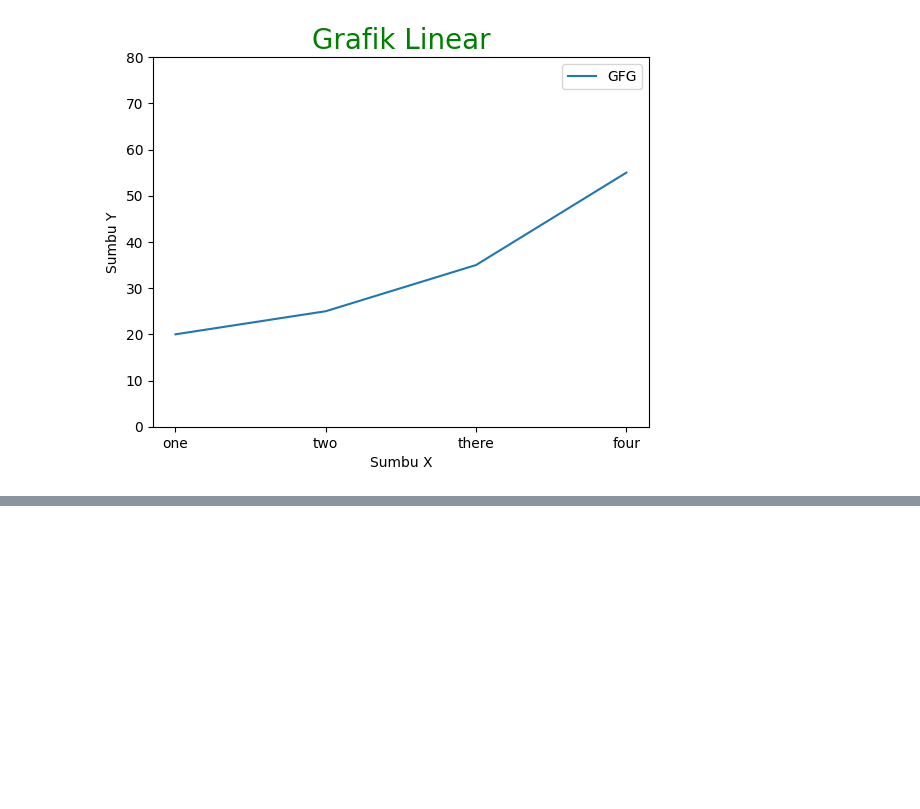
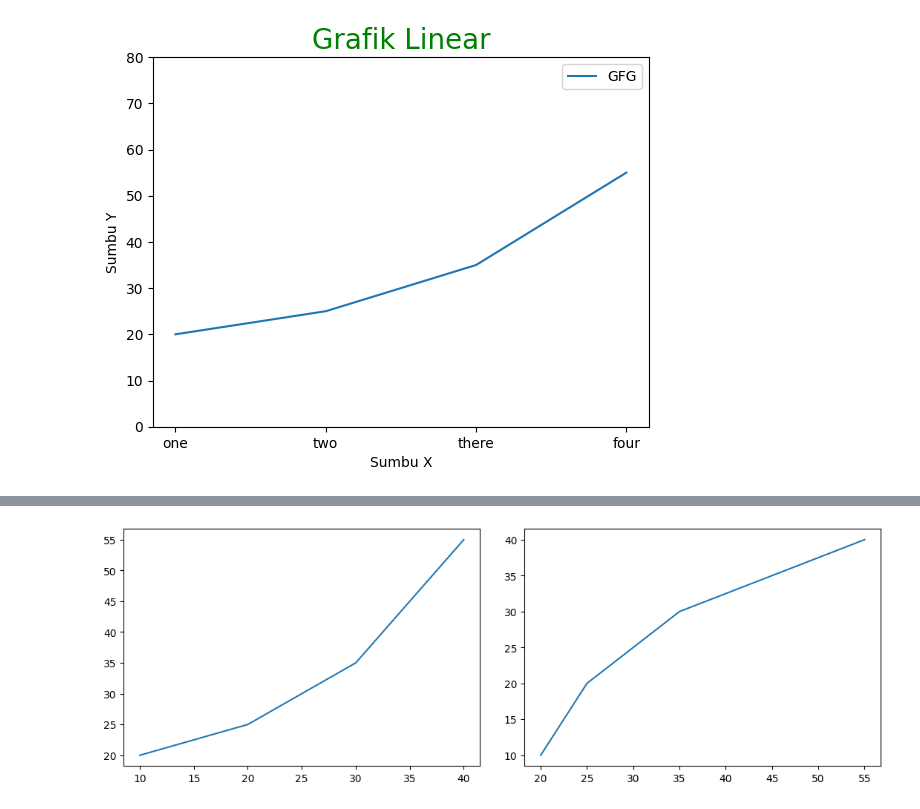
Before and after one commit to Aldistwn29/DataVisualisasi, a Jupyter notebook: into_DataVisualization.ipynb, the cells around one changed output, grey strips where cells are left out. Saved outputs shown, nothing was run; the diff lists cells and outputs as text; code cells hidden in the pictures; blank space fills up the shorter version.

```diff
--- a/into_DataVisualization.ipynb
+++ b/into_DataVisualization.ipynb
@@ -169,0 +264,26 @@ plt.show()
+# %%
+# Python progras to show pyplot module
+import matplotlib.pyplot as plt
+from matplotlib.figure import Figure
+
+# initializing the data
+x = [10, 20, 30, 40]
+y = [20, 25, 35, 55]
+
+# Creating a new figure with width = 6 inches
+# and hight = 4 inches
+fig = plt.figure(figsize=(6, 4))
+
+# Creating first axes for the figure
+ax1 = fig.add_axes([0.1, 0.1, 0.8, 0.8])
+
+# Creating sconde axes for the figure
+ax2 = fig.add_axes([1, 0.1, 0.8, 0.8])
+
+# Adding the data to be plotted
+ax1.plot(x, y)
+ax2.plot(y, x)
+
+plt.show()
+# %% [output]
+[figure, added]
```
Also changed, not shown: parts of 13 cells of this notebook.
